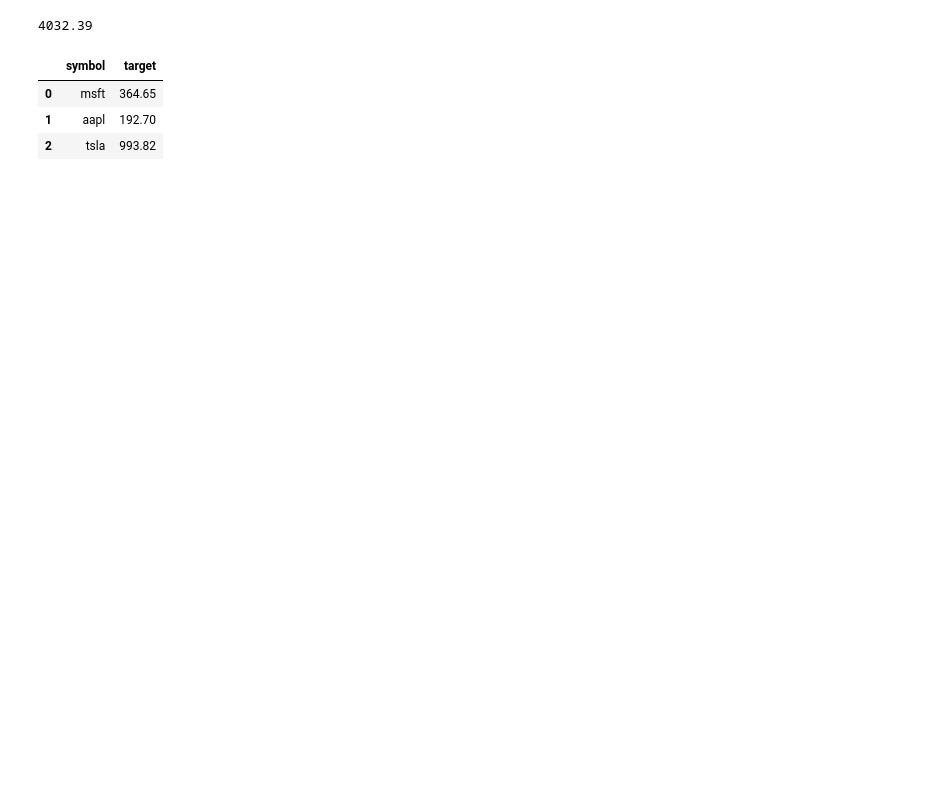
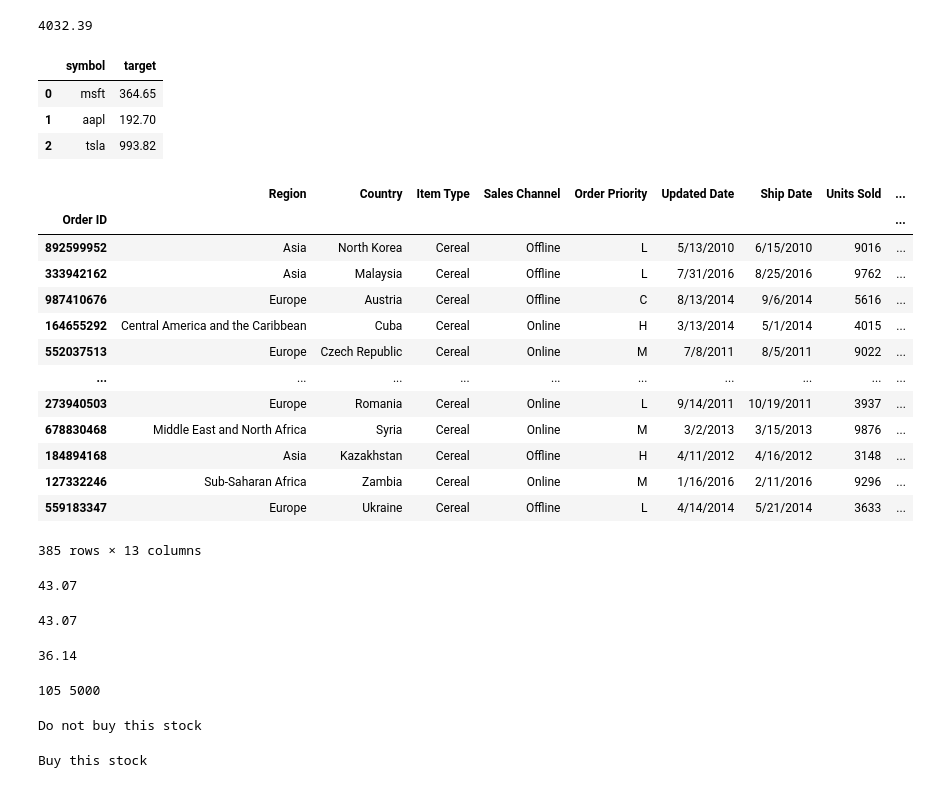
Before and after one commit to anhmaiusa/AnhMai, a Jupyter notebook: Python_for_Accountant.ipynb, the cells around one changed output. Saved outputs shown, nothing was run; the diff lists cells and outputs as text; code cells hidden in the pictures; blank space fills up the shorter version.

```diff
--- a/Python_for_Accountant.ipynb
+++ b/Python_for_Accountant.ipynb
@@ -244,3 +244,76 @@ stocks
 | 0 | msft | 364.65 |
 | 1 | aapl | 192.70 |
 | 2 | tsla | 993.82 |
+# %%
+Cereal = df.loc[df['Item Type'] == 'Cereal']
+Cereal
+# %% [output]
+|  | Region | Country | Item Type | Sales Channel | Order Priority | Updated Date | Ship Date | Units Sold | ... |
+| Order ID |  |  |  |  |  |  |  |  | ... |
+| 892599952 | Asia | North Korea | Cereal | Offline | L | 5/13/2010 | 6/15/2010 | 9016 | ... |
+| 333942162 | Asia | Malaysia | Cereal | Offline | L | 7/31/2016 | 8/25/2016 | 9762 | ... |
+| 987410676 | Europe | Austria | Cereal | Offline | C | 8/13/2014 | 9/6/2014 | 5616 | ... |
+| 164655292 | Central America and the Caribbean | Cuba | Cereal | Online | H | 3/13/2014 | 5/1/2014 | 4015 | ... |
+| 552037513 | Europe | Czech Republic | Cereal | Online | M | 7/8/2011 | 8/5/2011 | 9022 | ... |
+| ... | ... | ... | ... | ... | ... | ... | ... | ... | ... |
+| 273940503 | Europe | Romania | Cereal | Online | L | 9/14/2011 | 10/19/2011 | 3937 | ... |
+| 678830468 | Middle East and North Africa | Syria | Cereal | Online | M | 3/2/2013 | 3/15/2013 | 9876 | ... |
+| 184894168 | Asia | Kazakhstan | Cereal | Offline | H | 4/11/2012 | 4/16/2012 | 3148 | ... |
+| 127332246 | Sub-Saharan Africa | Zambia | Cereal | Online | M | 1/16/2016 | 2/11/2016 | 9296 | ... |
+| 559183347 | Europe | Ukraine | Cereal | Offline | L | 4/14/2014 | 5/21/2014 | 3633 | ... |
+385 rows × 13 columns
+# %%
+profit_margin = (Cereal['Total Profit'].sum())/(Cereal['Total Revenue'].sum())*100
+profit_margin = round(profit_margin,2)
+profit_margin
+# %% [output]
+43.07
+# %%
+#Define a function from long codes
+def profit_margin1(product):
+    select_product = df.loc[df["Item Type"] == product]
+    profit_margin1 = round((select_product['Total Profit'].sum()) /(select_product['Total Revenue'].sum())*100,2)
+    return profit_margin1
+
+profit_margin1("Cereal")
+# %% [output]
+43.07
+# %%
+profit_margin1("Snacks")
+# %% [output]
+36.14
+# %%
+#IF statement
+
+petty_cash = 105
+bank_bal = 5000
+if petty_cash < 100:
+  petty_cash += 901
+  bank_bal -= 901
+
+print(petty_cash, bank_bal)
+# %% [output]
+105 5000
+# %%
+#IF ELSE statement
+
+exp_price_growth = 15
+if exp_price_growth > 20:
+  print('Buy this stock')
+else:
+    print('Do not buy this stock')
+# %% [output]
+Do not buy this stock
+# %%
+# if elif else statement
+
+exp_price_growth = 25
+exp_div_yield = 10
+if exp_price_growth > 20:
+  print('Buy this stock')
+elif exp_div_yield > 8:
+  print('Div yield good, buy')
+else:
+    print('Do not buy this stock')
+# %% [output]
+Buy this stock
```
Also changed, not shown: parts of 8 cells of this notebook.
